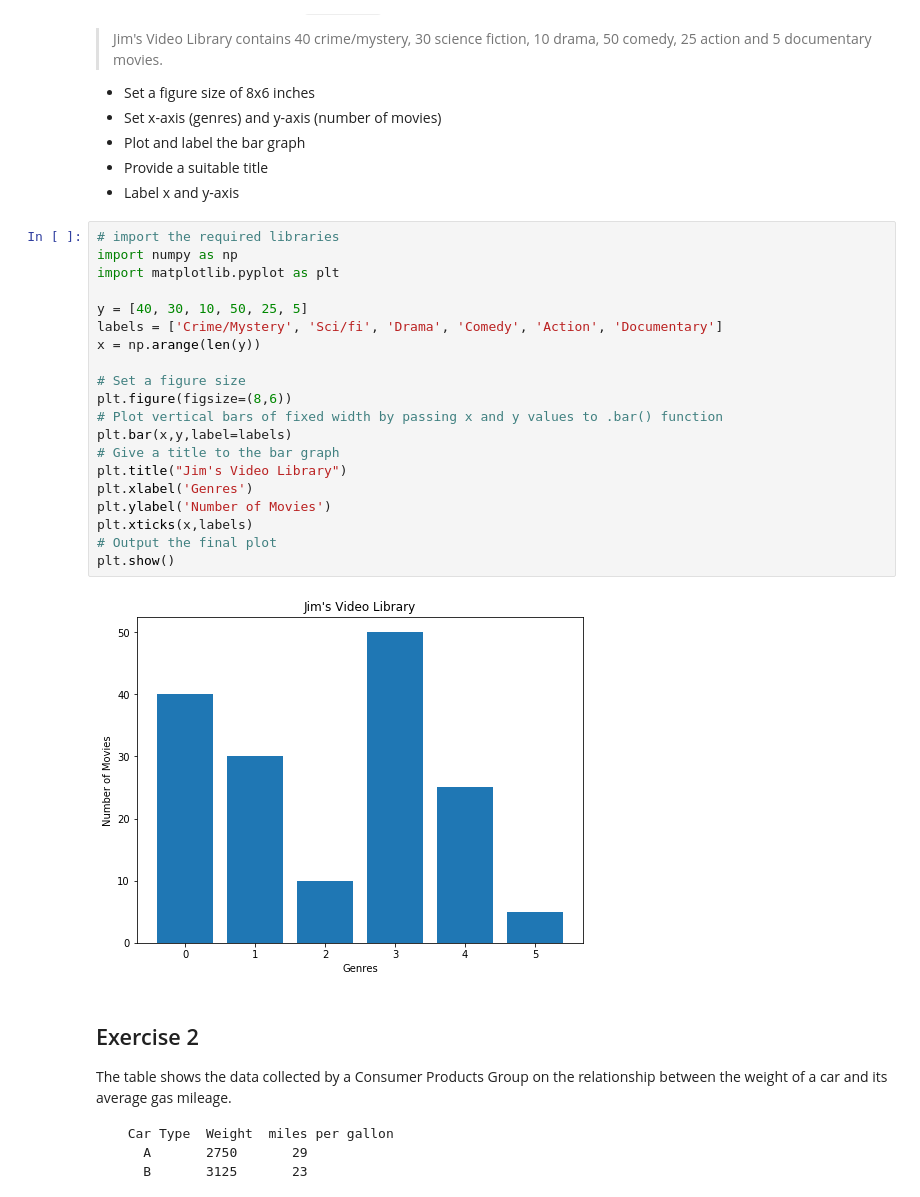
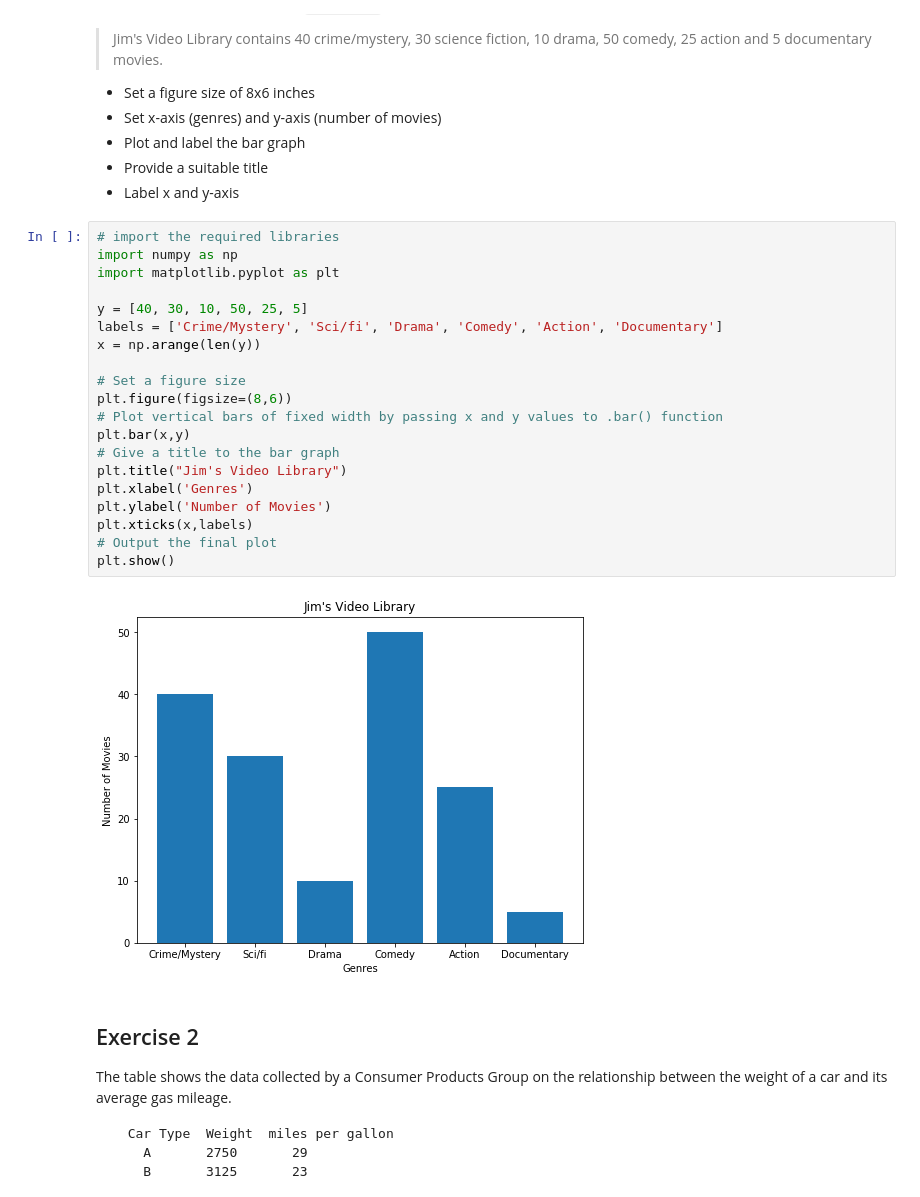
Before and after one commit to as6140/dsc-0-01-22-visualizing-data-lab-seattle-ds-career-040119, a Jupyter notebook: index.ipynb, the cells around one changed output. Cells and saved outputs as stored; diff of their text form.

```diff
--- a/index.ipynb
+++ b/index.ipynb
@@ -23,25 +23,25 @@ Make a vertical bar graph using `plt.bar()` for the following set of data:
 # %%
 # import the required libraries
 import numpy as np
 import matplotlib.pyplot as plt
 
 y = [40, 30, 10, 50, 25, 5]
 labels = ['Crime/Mystery', 'Sci/fi', 'Drama', 'Comedy', 'Action', 'Documentary']
 x = np.arange(len(y))
 
 # Set a figure size
 plt.figure(figsize=(8,6))
 # Plot vertical bars of fixed width by passing x and y values to .bar() function
-plt.bar(x,y,label=labels)
+plt.bar(x,y)
 # Give a title to the bar graph
 plt.title("Jim's Video Library")
 plt.xlabel('Genres')
 plt.ylabel('Number of Movies')
 plt.xticks(x,labels)
 # Output the final plot
 plt.show()
 # %% [output]
-[figure, old version]
+[figure, new version]
 # %% [markdown]
 ## Exercise 2
 
```
